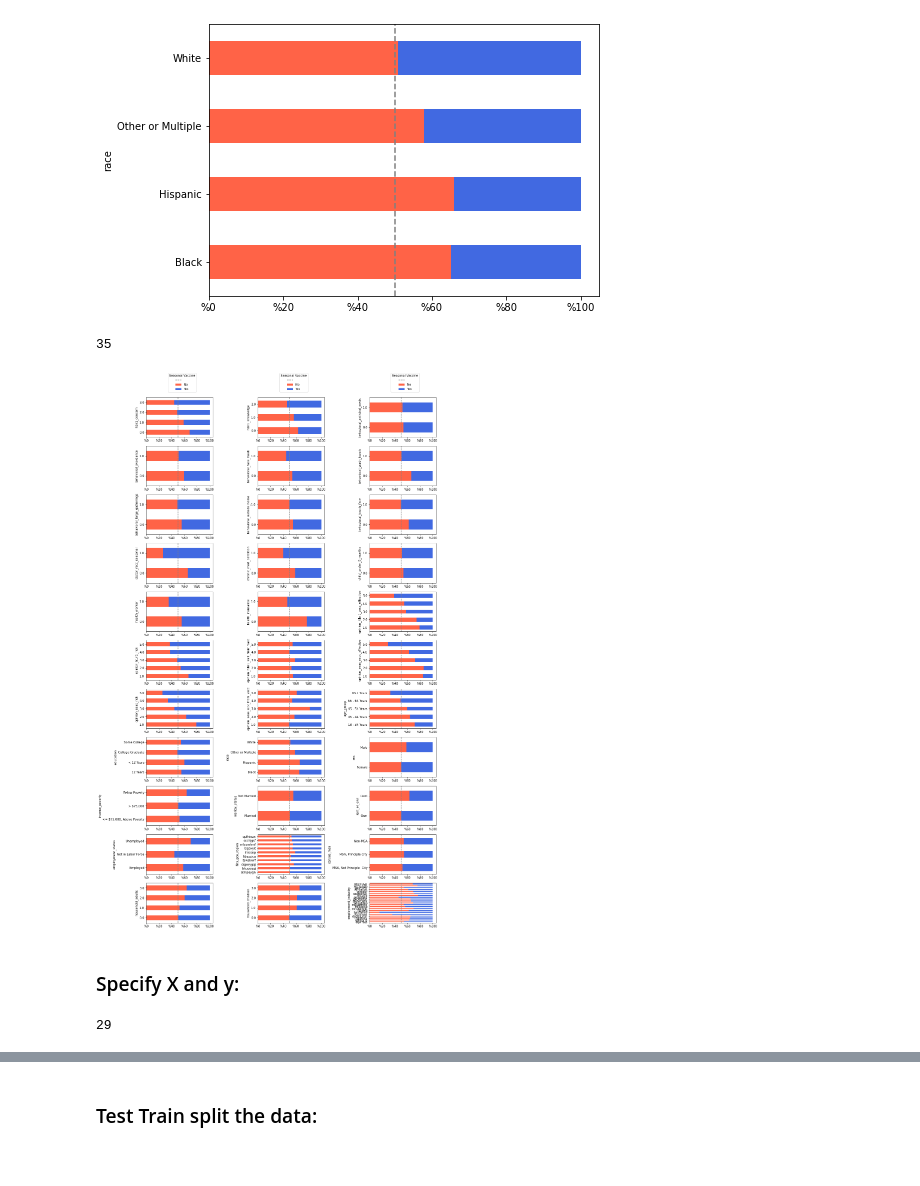
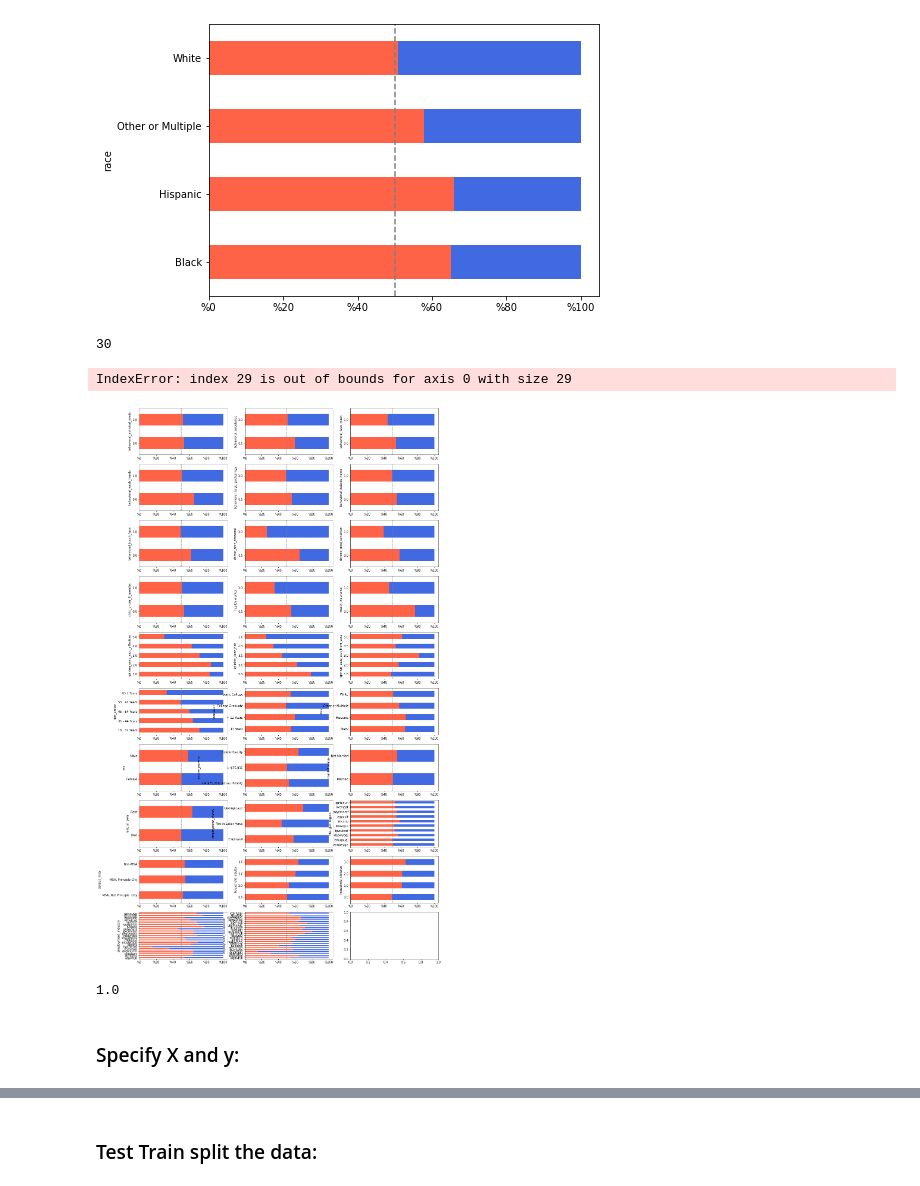
Before and after one commit to erdemiraysu/Seasonal_Flu_Vaccine_Intake_Classification, a Jupyter notebook: Notebook.ipynb, the cells around one changed output, grey strips where cells are left out. Saved outputs shown, nothing was run; the diff lists cells and outputs as text; code cells hidden in the pictures.

```diff
--- a/Notebook.ipynb
+++ b/Notebook.ipynb
@@ -88,5 +117,6 @@ df.shape
 # %%
-df = df.drop(['respondent_id', 'h1n1_vaccine'], axis = 1)
+df = df.drop(['respondent_id', 'h1n1_vaccine','h1n1_concern' ,'h1n1_knowledge' , 'doctor_recc_h1n1',
+              'opinion_h1n1_vacc_effective' ,'opinion_h1n1_risk' ,'opinion_h1n1_sick_from_vacc'], axis = 1)
 # %%
 df.info()
 # %% [output]
@@ -216,0 +221,18 @@ array(['Not in Labor Force', 'Employed', 'Unemployed', nan], dtype=object)
+# %%
+columns = ['doctor_recc_seasonal', 'opinion_seas_vacc_effective', 'rent_or_own', 'chronic_med_condition', 'age_group', 'income_poverty']
+
+nrows = 3
+ncols= 2
+
+fig, ax_list = plt.subplots(nrows = nrows, ncols = ncols, figsize=(12,10))
+
+j=0
+for i in range(nrows):
+    for y in range(ncols):
+        proportion_plot(columns[j], 'health_insurance', ax = ax_list[i,y]) # need to use index for column because otherwise it does not ititrate.
+        j = j+1
+
+ax_list[0, 0].legend(bbox_to_anchor=(0.3, 1.1), labels = [None, 'No', 'Yes'], title='Health Insurance')
+ax_list[0, 1].legend(bbox_to_anchor=(0.3, 1.1), labels = [None, 'No', 'Yes'], title='Health Insurance')
+
+fig.tight_layout();
@@ -216,0 +452,8 @@ array(['Not in Labor Force', 'Employed', 'Unemployed', nan], dtype=object)
+# %%
+# Convert health_insurance into a categorical variable so the null values would be of anoter categpry level
+df['health_insurance'] = df['health_insurance'].astype("object")
+
+# Replacing the string values with numerical values.
+dic = {0:'No', 1:'Yes'}
+df.replace({"health_insurance": dic}, inplace=True)
+df["health_insurance"].value_counts(dropna=False)
@@ -293,8 +539,3 @@ show_corr_pairs(df_cat)
-# %%
-# We will drop `doctor_recc_h1n` from the df since this variables correlates very higly with `doctor_recc_seasonal`,
-# and we are only interested in the target variable: `seasonal_vaccine`:
-df = df.drop('doctor_recc_h1n1', axis=1)
-df_cat = df_cat.drop('doctor_recc_h1n1', axis=1)
 # %% [markdown]
 ### Let's see the proportion of people getting the vaccine at each level of each variable:
 Similar idea taken from:
@@ -367,34 +608,35 @@ proportion_plot('race', 'seasonal_vaccine', ax);
 # %%
 len(df.columns)
 # %% [output]
-35
+30
 # %%
 columns = df.columns.drop('seasonal_vaccine')
 
 nrows = (len(df.columns)//3)
 ncols= 3
 
-fig, ax_list = plt.subplots(nrows = nrows, ncols = ncols, figsize=(16,26))
+fig, ax_list = plt.subplots(nrows = nrows, ncols = ncols, figsize=(18,34))
 
 j=0
 for i in range(nrows):
     for y in range(ncols):
         proportion_plot(columns[j], 'seasonal_vaccine', ax = ax_list[i,y]) # need to use index for column because otherwise it does not ititrate.
         j = j+1
 
 ax_list[0, 0].legend(bbox_to_anchor=(0.3, 1.1), labels = [None, 'No', 'Yes'], title='Seasonal Vaccine')
 ax_list[0, 1].legend(bbox_to_anchor=(0.3, 1.1), labels = [None, 'No', 'Yes'], title='Seasonal Vaccine')
 ax_list[0, 2].legend(bbox_to_anchor=(0.3, 1.1), labels = [None, 'No', 'Yes'], title='Seasonal Vaccine')
 
-fig.tight_layout()
+fig.tight_layout();
 # %% [output]
+IndexError: index 29 is out of bounds for axis 0 with size 29
-[figure, old version]
+[figure, new version]
+# %%
+df['health_insurance'].median()
+# %% [output]
+1.0
 # %% [markdown]
 ### Specify X and y:
 # %%
 X = df.drop('seasonal_vaccine', axis=1)
 y = df['seasonal_vaccine']
-# %%
-len(X.columns)
-# %% [output]
-29
```
Also changed, not shown: parts of 81 cells of this notebook.
